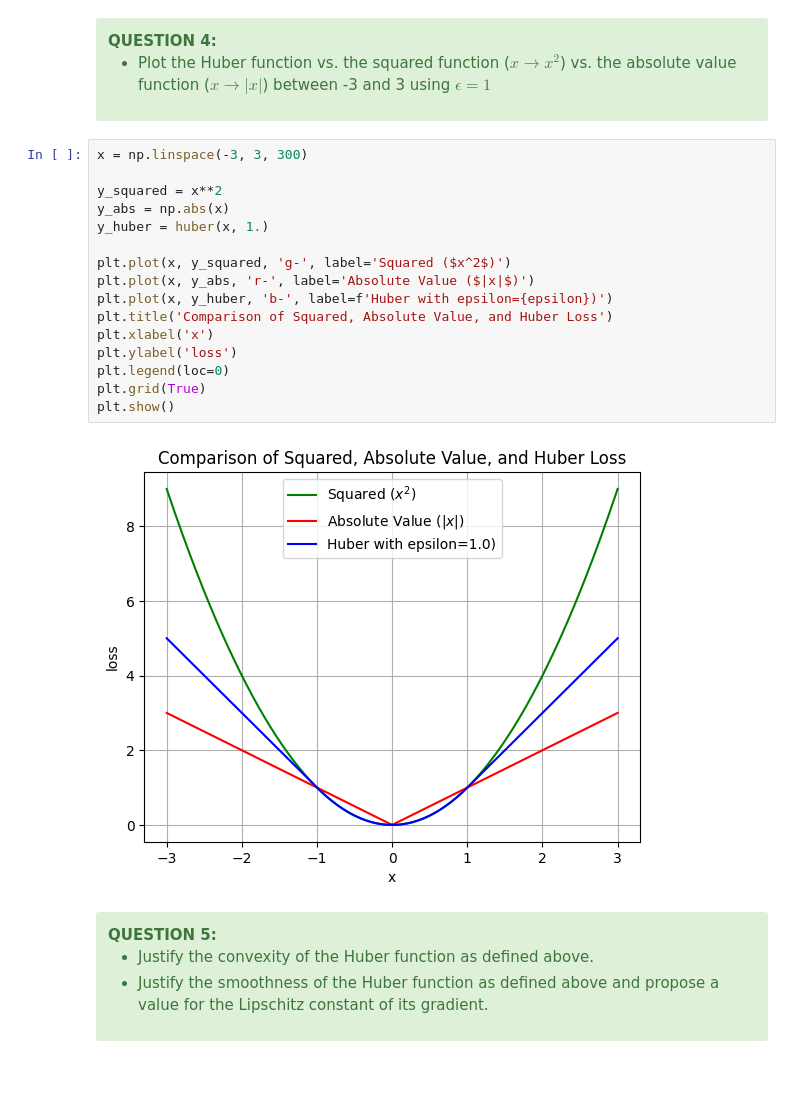
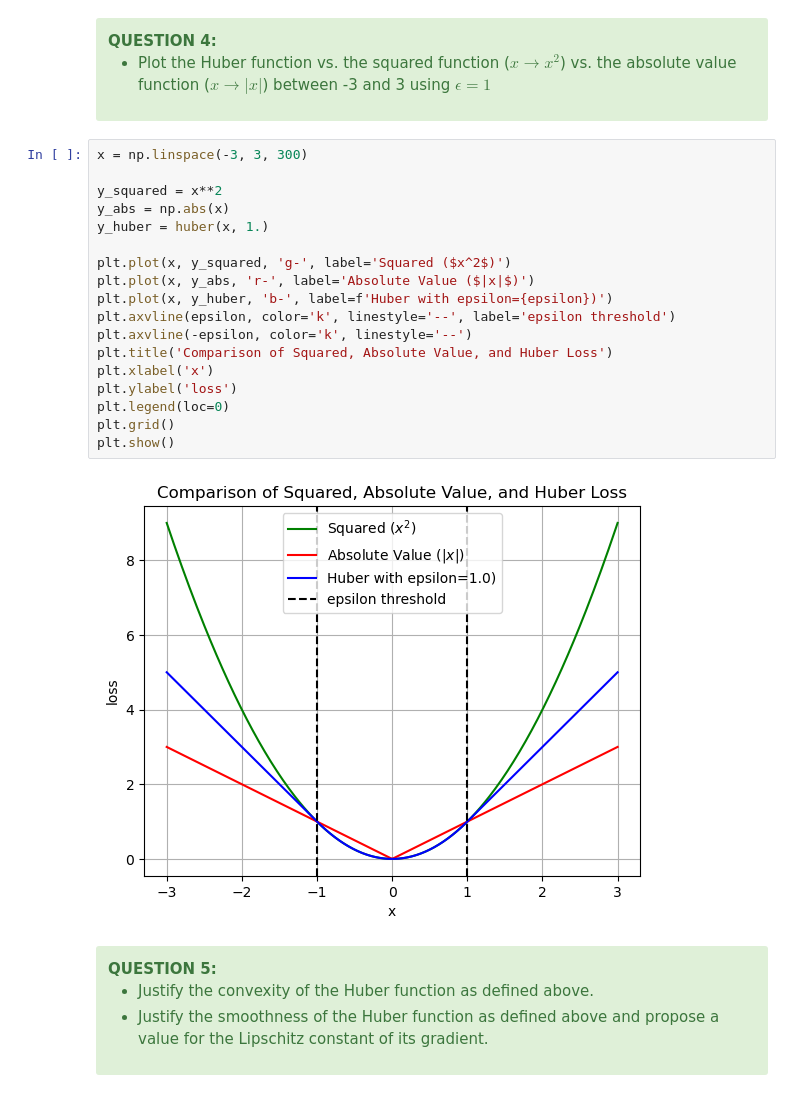
Before and after one commit to BryanBradfo/optimisation-algorithms, a Jupyter notebook: project/project_chen_bryan_and_devilder_alice.ipynb, the cells around one changed output. Saved outputs shown, nothing was run; the diff lists cells and outputs as text.

```diff
--- a/project/project_chen_bryan_and_devilder_alice.ipynb
+++ b/project/project_chen_bryan_and_devilder_alice.ipynb
@@ -329,21 +329,23 @@ def huber(x, epsilon=epsilon):
 # %%
 x = np.linspace(-3, 3, 300)
 
 y_squared = x**2
 y_abs = np.abs(x)
 y_huber = huber(x, 1.)
 
 plt.plot(x, y_squared, 'g-', label='Squared ($x^2$)')
 plt.plot(x, y_abs, 'r-', label='Absolute Value ($|x|$)')
 plt.plot(x, y_huber, 'b-', label=f'Huber with epsilon={epsilon})')
+plt.axvline(epsilon, color='k', linestyle='--', label='epsilon threshold')
+plt.axvline(-epsilon, color='k', linestyle='--')
 plt.title('Comparison of Squared, Absolute Value, and Huber Loss')
 plt.xlabel('x')
 plt.ylabel('loss')
 plt.legend(loc=0)
-plt.grid(True)
+plt.grid()
 plt.show()
 # %% [output]
-[figure, old version]
+[figure, new version]
 # %% [markdown]
 <div class="alert alert-success">
     <b>QUESTION 5:</b>
```
Also changed, not shown: parts of 42 cells of this notebook.
